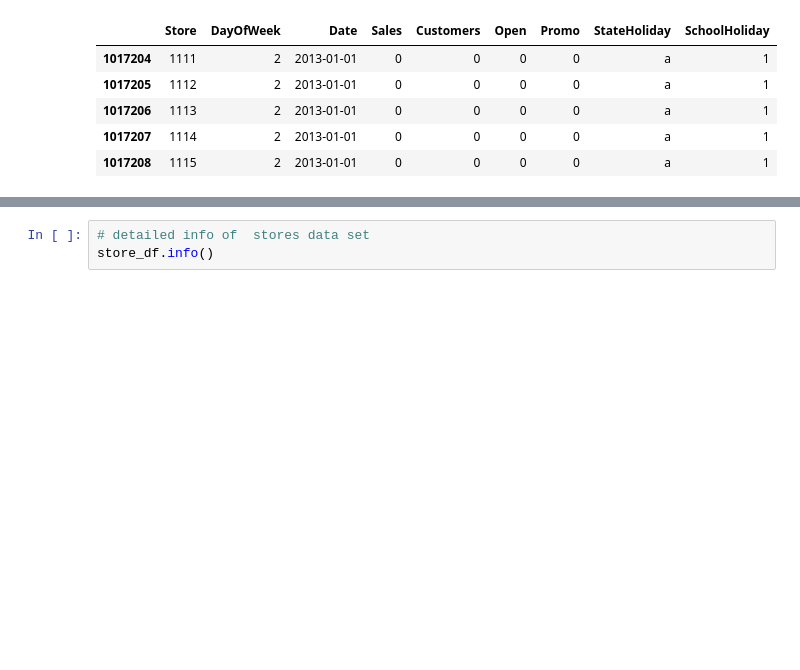
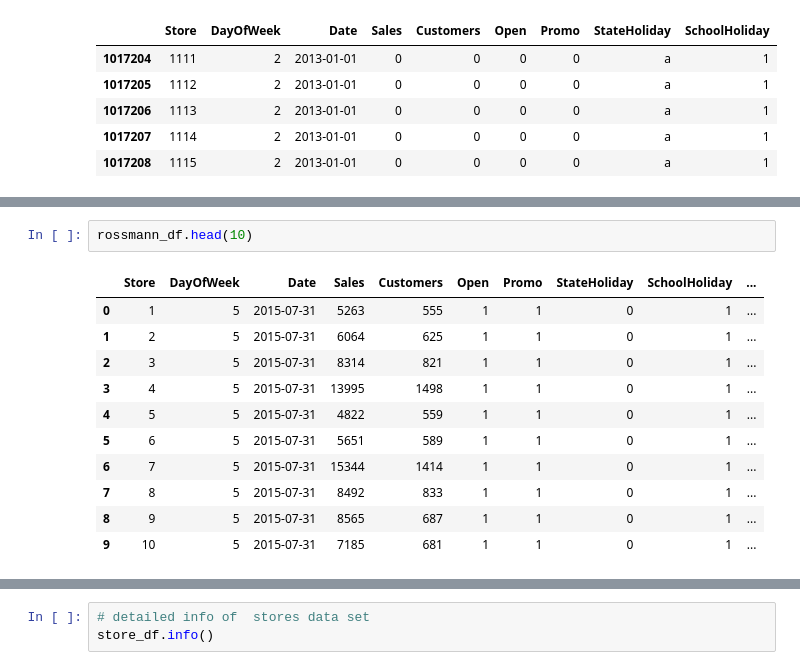
Before and after one commit to Kondasagar/Retail-Sales-Prediction-Regression-Model, a Jupyter notebook: Rossmann_Sales_Prediction_Capstone_Project.ipynb, the cells around one changed output, grey strips where cells are left out. Saved outputs shown, nothing was run; the diff lists cells and outputs as text; blank space fills up the shorter version.

```diff
--- a/Rossmann_Sales_Prediction_Capstone_Project.ipynb
+++ b/Rossmann_Sales_Prediction_Capstone_Project.ipynb
@@ -101,0 +158,14 @@ rossmann_df.tail()
+# %%
+rossmann_df.head(10)
+# %% [output]
+|  | Store | DayOfWeek | Date | Sales | Customers | Open | Promo | StateHoliday | SchoolHoliday | ... |
+| 0 | 1 | 5 | 2015-07-31 | 5263 | 555 | 1 | 1 | 0 | 1 | ... |
+| 1 | 2 | 5 | 2015-07-31 | 6064 | 625 | 1 | 1 | 0 | 1 | ... |
+| 2 | 3 | 5 | 2015-07-31 | 8314 | 821 | 1 | 1 | 0 | 1 | ... |
+| 3 | 4 | 5 | 2015-07-31 | 13995 | 1498 | 1 | 1 | 0 | 1 | ... |
+| 4 | 5 | 5 | 2015-07-31 | 4822 | 559 | 1 | 1 | 0 | 1 | ... |
+| 5 | 6 | 5 | 2015-07-31 | 5651 | 589 | 1 | 1 | 0 | 1 | ... |
+| 6 | 7 | 5 | 2015-07-31 | 15344 | 1414 | 1 | 1 | 0 | 1 | ... |
+| 7 | 8 | 5 | 2015-07-31 | 8492 | 833 | 1 | 1 | 0 | 1 | ... |
+| 8 | 9 | 5 | 2015-07-31 | 8565 | 687 | 1 | 1 | 0 | 1 | ... |
+| 9 | 10 | 5 | 2015-07-31 | 7185 | 681 | 1 | 1 | 0 | 1 | ... |
```
Also changed, not shown: parts of 30 cells of this notebook.
